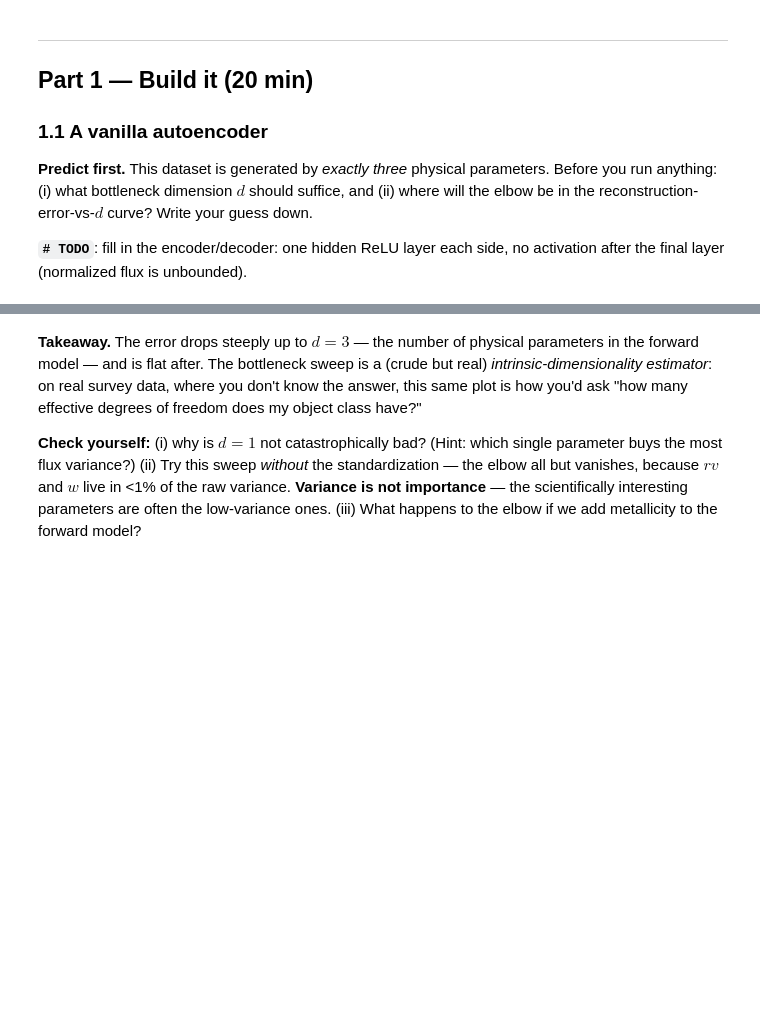
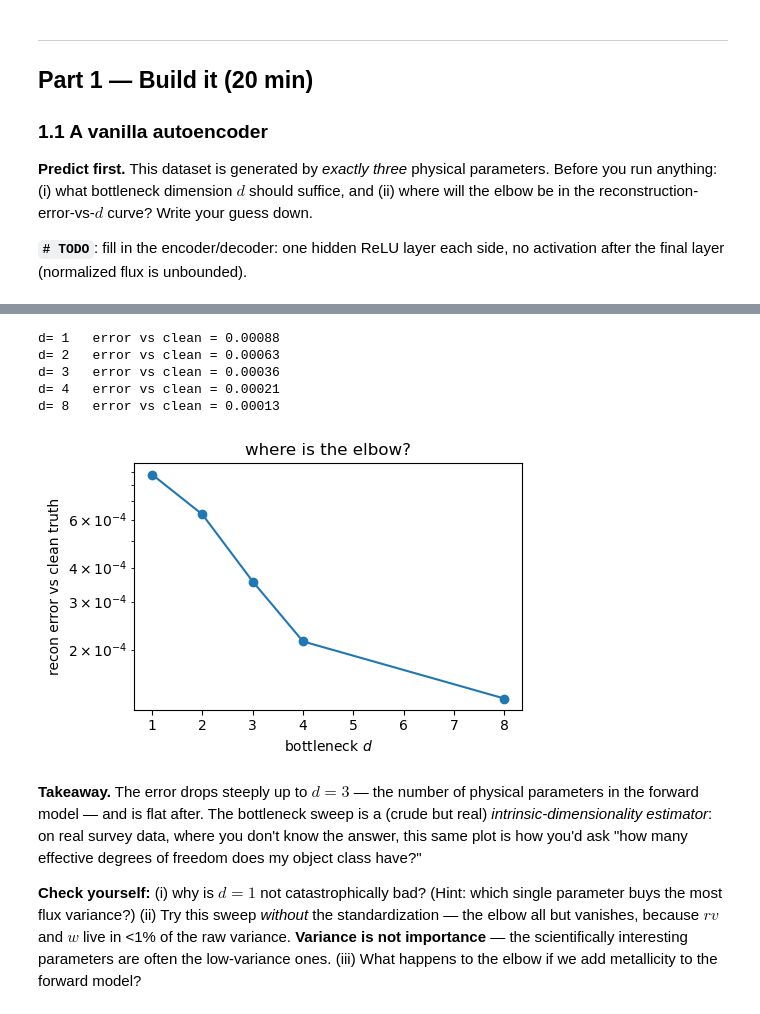
Before and after one commit to ullas-bhat/Session-25, a Jupyter notebook: Day4/LSST_workshop_2026_autoencoders_BLANKS.ipynb, the cells around one changed output, grey strips where cells are left out. Saved outputs shown, nothing was run; the diff lists cells and outputs as text; code cells hidden in the pictures; blank space fills up the shorter version.

```diff
--- a/Day4/LSST_workshop_2026_autoencoders_BLANKS.ipynb
+++ b/Day4/LSST_workshop_2026_autoencoders_BLANKS.ipynb
@@ -21,8 +21,11 @@ being confidently wrong is far more instructive than being vaguely right.
 Everything trains in seconds-to-a-minute. If a cell runs longer than ~2 min on CPU, stop it and ask.
 # %%
 # Setup — run once. (Colab has torch & sklearn preinstalled.)
-import torch, torch.nn as nn, torch.nn.functional as F
-import numpy as np, matplotlib.pyplot as plt
+import torch
+import torch.nn as nn
+import torch.nn.functional as F
+import numpy as np
+import matplotlib.pyplot as plt
 torch.manual_seed(0); np.random.seed(0)
-device = 'cuda' if torch.cuda.is_available() else 'cpu'
+device = "mps:0"
 print('device:', device)
@@ -118,18 +132,10 @@ after the final layer (normalized flux is unbounded).
 # %%
-def mlp(sizes, act=nn.ReLU):
-    L = []
-    for i in range(len(sizes) - 1):
-        L.append(nn.Linear(sizes[i], sizes[i+1]))
-        if i < len(sizes) - 2: L.append(act())
-    return nn.Sequential(*L)
-
 class AE(nn.Module):
     def __init__(self, d, n_in=N_PIX, h=128):
         super().__init__()
-        # TODO: encoder n_in -> h -> d and the mirror decoder d -> h -> n_in.
-        #       Use the mlp() helper. (mlp puts ReLU between layers, none at the end.)
-        self.enc = None  # TODO
-        self.dec = None  # TODO
+        self.enc = mlp([n_in, h, d])
+        self.dec = mlp([d, h, n_in])
+
     def forward(self, x): return self.dec(self.enc(x))
 
 def train(model, tensors, loss_fn, steps=2500, bs=256, lr=2e-3):
@@ -170,3 +186,30 @@ plt.title('where is the elbow?'); plt.show()
+# %%
+def err_no_norm(model, Xn_in, X_target):
+    # error in PHYSICAL flux units, against any target (clean truth, if you have it)
+    with torch.no_grad():
+        rec = model(Xn_in).cpu().numpy()
+    return ((rec - X_target)**2).mean()
+# %%
+# Sweep the bottleneck. Check your elbow prediction.
+X_obs_tensor = torch.tensor(X_obs, device=device)
+
+dims, errs = [1, 2, 3, 4, 8], []
+for d_ in dims:
+    m = AE(d=d_).to(device)
+    train(m, (X_obs_tensor,), mse)
+    errs.append(err_no_norm(m, X_obs_tensor, X_clean))
+    print(f'd={d_:2d}   error vs clean = {errs[-1]:.5f}')
+plt.figure(figsize=(5, 3.2))
+plt.plot(dims, errs, 'o-'); plt.yscale('log')
+plt.xlabel('bottleneck $d$'); plt.ylabel('recon error vs clean truth')
+plt.title('where is the elbow?'); plt.show()
+# %% [output]
+d= 1   error vs clean = 0.00088
+d= 2   error vs clean = 0.00063
+d= 3   error vs clean = 0.00036
+d= 4   error vs clean = 0.00021
+d= 8   error vs clean = 0.00013
+[figure, added]
 # %% [markdown]
 **Takeaway.** The error drops steeply up to $d=3$ — the number of physical parameters in
 the forward model — and is flat after. The bottleneck sweep is a (crude but real)
```
Also changed, not shown: parts of 17 cells of this notebook.
